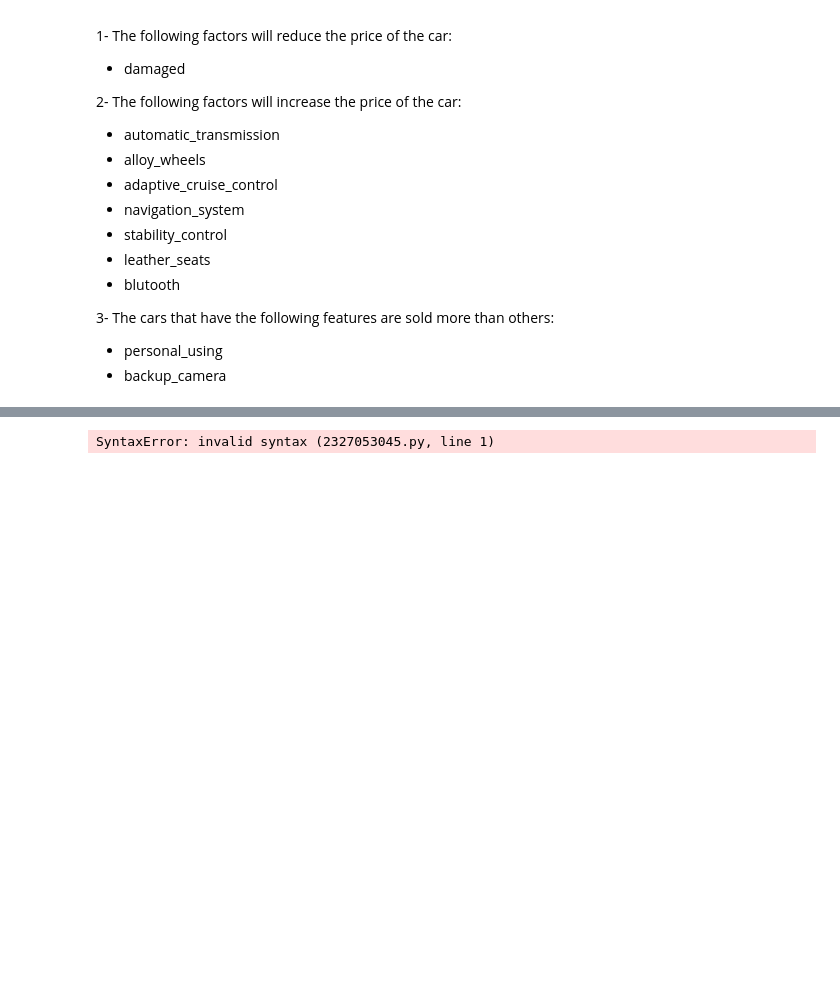
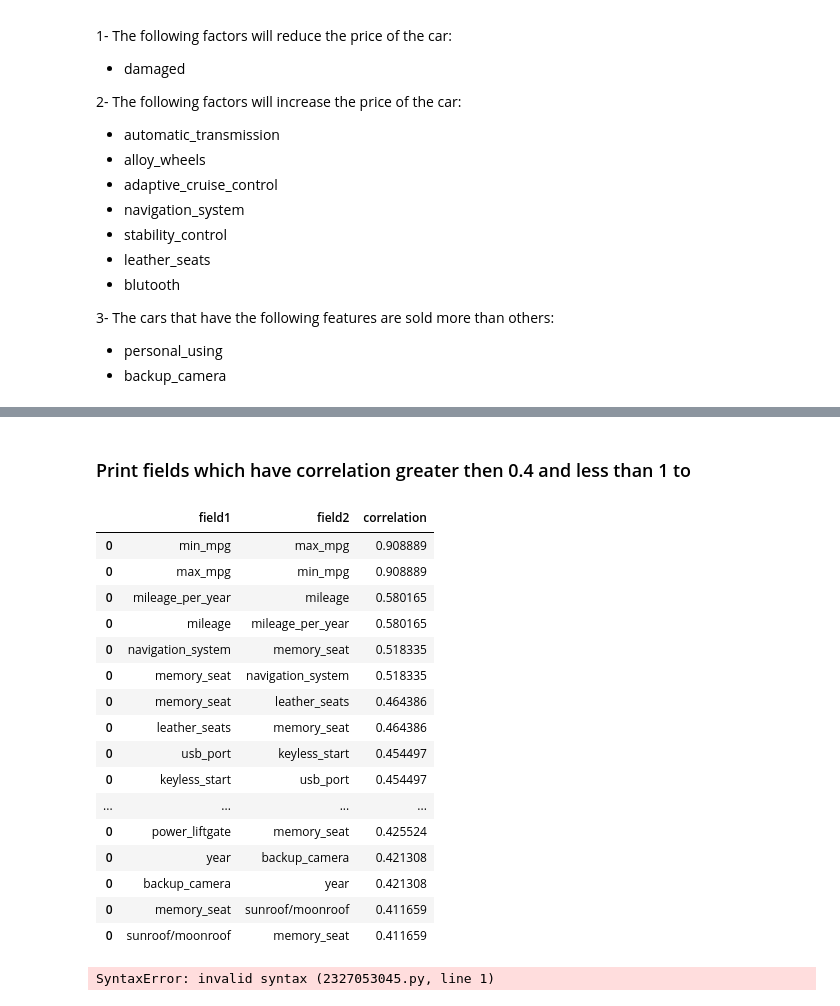
Before and after one commit to aahmedsherif/MachineLearning-UsedCars, a Jupyter notebook: mid-project-used-cars.ipynb, the cells around one changed output, grey strips where cells are left out. Saved outputs shown, nothing was run; the diff lists cells and outputs as text; code cells hidden in the pictures; blank space fills up the shorter version.

```diff
--- a/mid-project-used-cars.ipynb
+++ b/mid-project-used-cars.ipynb
@@ -619,3 +631,34 @@ draw_histplots_for_price_with_columns(df_price_filtered, columns_of_2_unique_val
+# %% [markdown]
+### Print fields which have correlation greater then 0.4 and less than 1 to
+# %%
+corr_data = corr_data[abs(corr_data[:]) > 0.4]
+
+most_correlated = pd.DataFrame(columns = ['field1', 'field2', 'correlation'])
+
+for index in corr_data.index:
+    for col in corr_data.columns:
+        if np.isnan(corr_data.loc[index,col]) == False and corr_data.loc[index,col] != 1:
+            row_to_append = pd.DataFrame([{'field1' : index, 'field2' : col, 'correlation' : corr_data.loc[index,col]}])
+            most_correlated = pd.concat([most_correlated, row_to_append])
+most_correlated.sort_values(by='correlation', ascending=False)
+# %% [output]
+|  | field1 | field2 | correlation |
+| 0 | min_mpg | max_mpg | 0.908889 |
+| 0 | max_mpg | min_mpg | 0.908889 |
+| 0 | mileage_per_year | mileage | 0.580165 |
+| 0 | mileage | mileage_per_year | 0.580165 |
+| 0 | navigation_system | memory_seat | 0.518335 |
+| 0 | memory_seat | navigation_system | 0.518335 |
+| 0 | memory_seat | leather_seats | 0.464386 |
+| 0 | leather_seats | memory_seat | 0.464386 |
+| 0 | usb_port | keyless_start | 0.454497 |
+| 0 | keyless_start | usb_port | 0.454497 |
+| ... | ... | ... | ... |
+| 0 | power_liftgate | memory_seat | 0.425524 |
+| 0 | year | backup_camera | 0.421308 |
+| 0 | backup_camera | year | 0.421308 |
+| 0 | memory_seat | sunroof/moonroof | 0.411659 |
+| 0 | sunroof/moonroof | memory_seat | 0.411659 |
 # %%
 add column to represent the number of features in each car and this relation with the price
 # %% [output]
```
Also changed, not shown: parts of 6 cells of this notebook.
